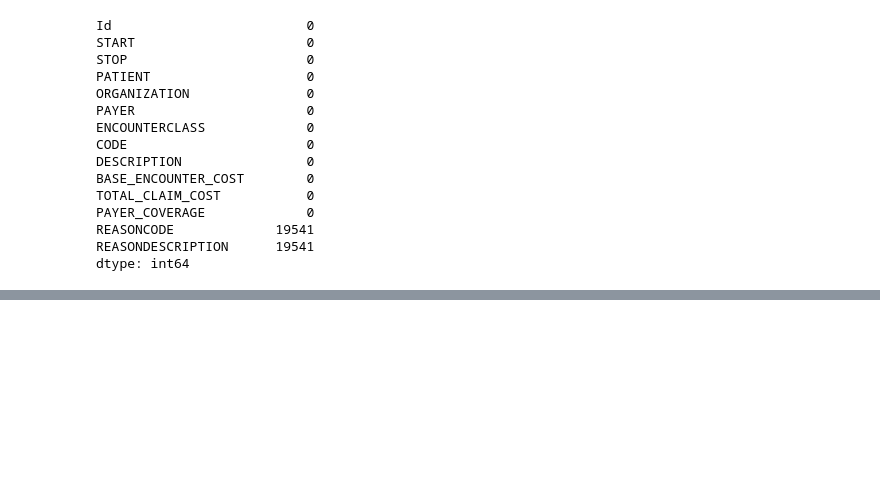
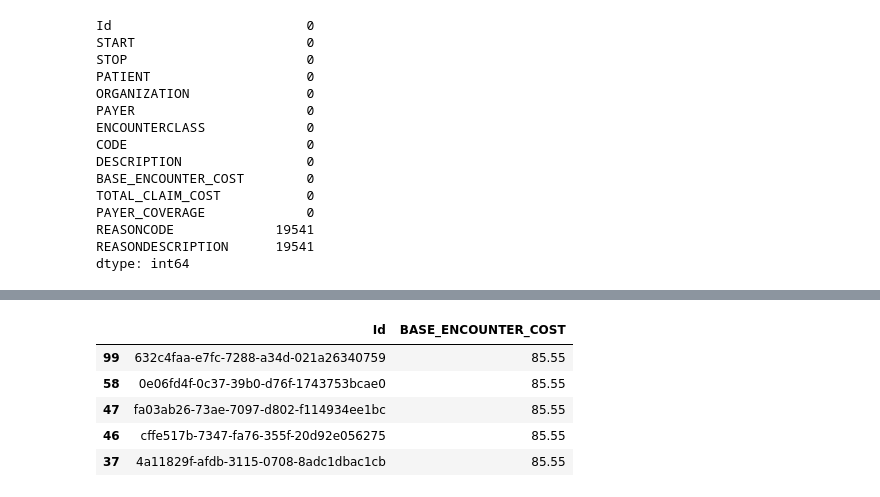
Before and after one commit to TanmayOke/PYTHON-FINAL-BOSS, a Jupyter notebook: Pandas/Untitled1.ipynb, the cells around one changed output, grey strips where cells are left out. Saved outputs shown, nothing was run; the diff lists cells and outputs as text; code cells hidden in the pictures; blank space fills up the shorter version.

```diff
--- a/Pandas/Untitled1.ipynb
+++ b/Pandas/Untitled1.ipynb
@@ -52,5 +52,7 @@ REASONCODE             19541
 REASONDESCRIPTION      19541
 dtype: int64
 # %%
-df.dropna(['REASONDESCRIPTION '])
+df.dropna(subset=['REASONDESCRIPTION'], inplace=True)
+print("\nAfter handling missing values:")
+df.head()
 # %% [output]
@@ -57,0 +122,4 @@ AttributeError: 'list' object has no attribute 'median'
+# %%
+sorted_df = df.sort_values(by='BASE_ENCOUNTER_COST', ascending=True)
+#sorted_df = df.sort_values(by='BASE_ENCOUNTER_COST', ascending=False)
+sorted_df
@@ -57,0 +140,9 @@ AttributeError: 'list' object has no attribute 'median'
+# %%
+sorted_df[['Id', 'BASE_ENCOUNTER_COST']].head()
+# %% [output]
+|  | Id | BASE_ENCOUNTER_COST |
+| 99 | 632c4faa-e7fc-7288-a34d-021a26340759 | 85.55 |
+| 58 | 0e06fd4f-0c37-39b0-d76f-1743753bcae0 | 85.55 |
+| 47 | fa03ab26-73ae-7097-d802-f114934ee1bc | 85.55 |
+| 46 | cffe517b-7347-fa76-355f-20d92e056275 | 85.55 |
+| 37 | 4a11829f-afdb-3115-0708-8adc1dbac1cb | 85.55 |
```
Also changed, not shown: parts of 6 cells of this notebook, 1 other file.
